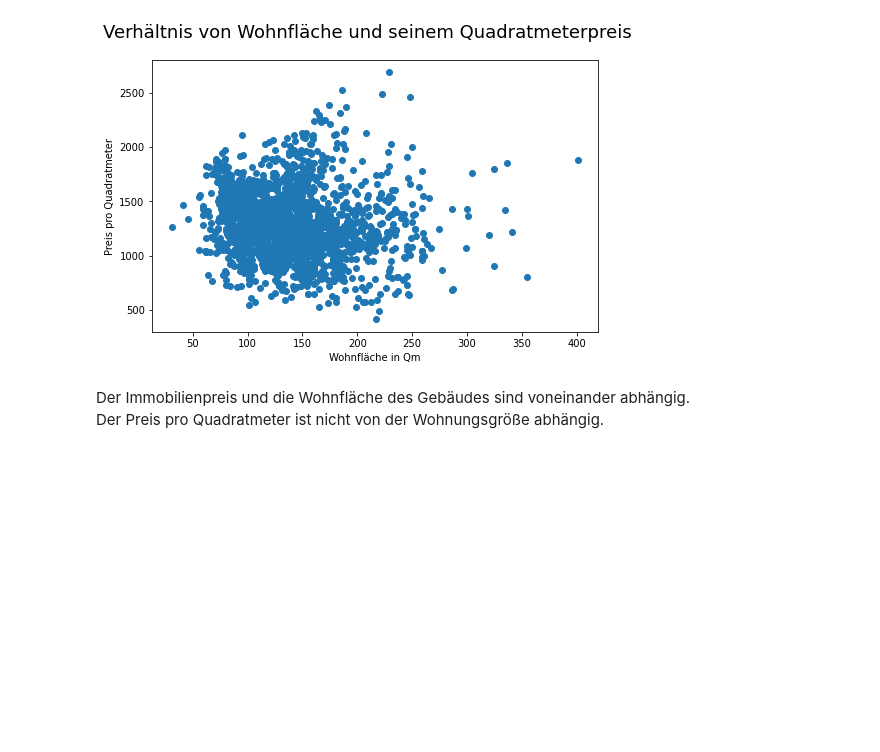
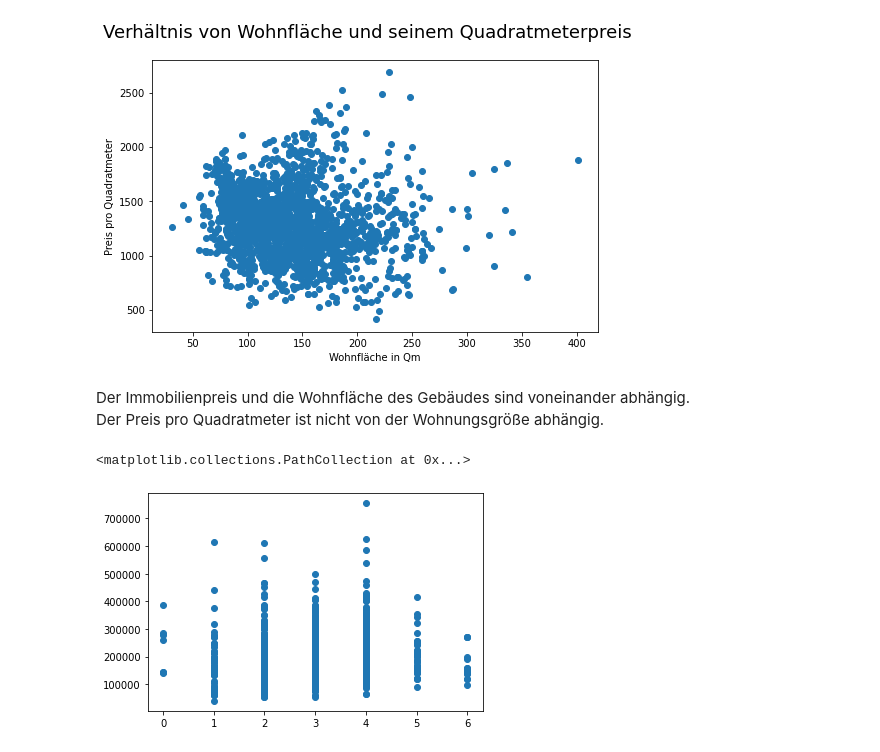
Before and after one commit to CrossField1973/DataScienceProject_01, a Jupyter notebook: housing_data.ipynb, the cells around one changed output. Saved outputs shown, nothing was run; the diff lists cells and outputs as text; code cells hidden in the pictures; blank space fills up the shorter version.

```diff
--- a/housing_data.ipynb
+++ b/housing_data.ipynb
@@ -677,3 +677,8 @@ plt.show()
 # %% [markdown]
 Der Immobilienpreis und die Wohnfläche des Gebäudes sind voneinander abhängig.<br>
 Der Preis pro Quadratmeter ist nicht von der Wohnungsgröße abhängig.
+# %%
+plt.scatter(housing_data["Schlafzimmer"], housing_data["Preis"])
+# %% [output]
+<matplotlib.collections.PathCollection at 0x...>
+[figure, added]
```
Also changed, not shown: 1 other file.
